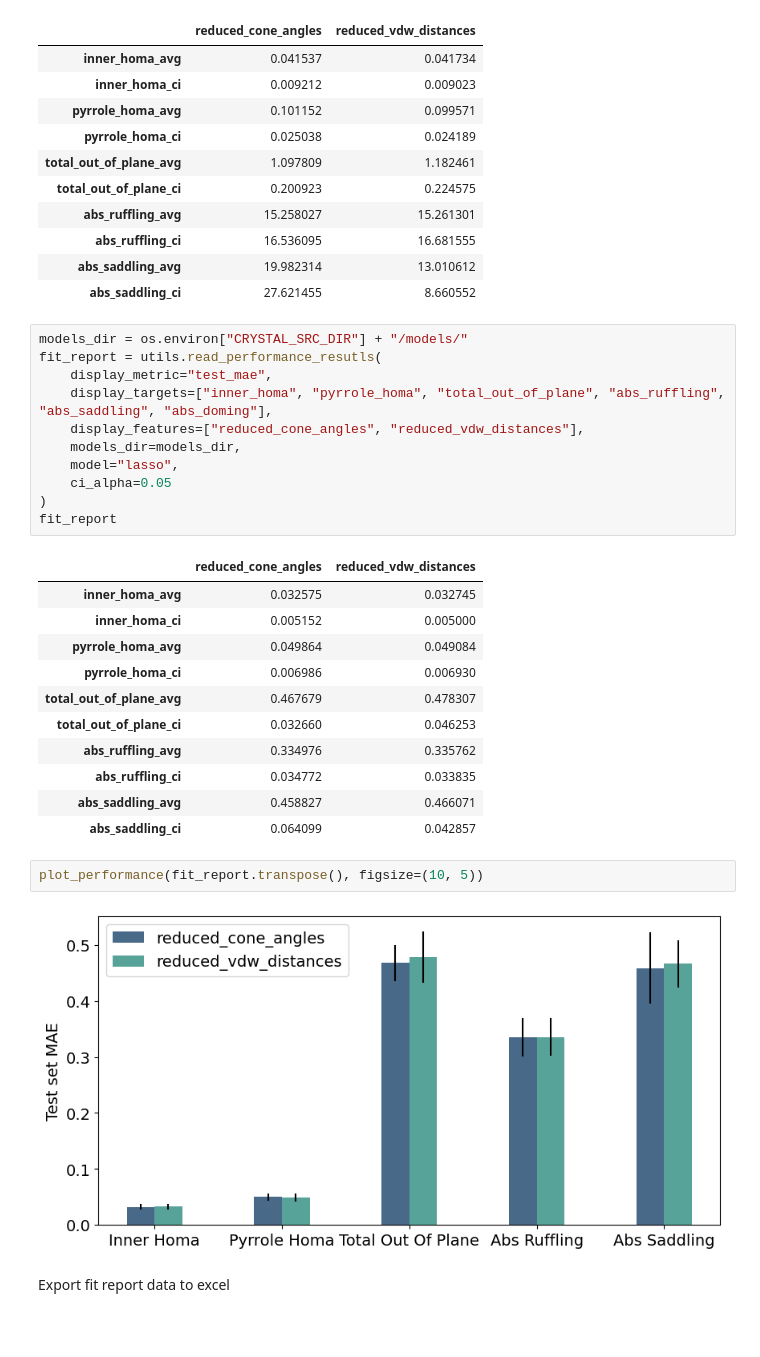
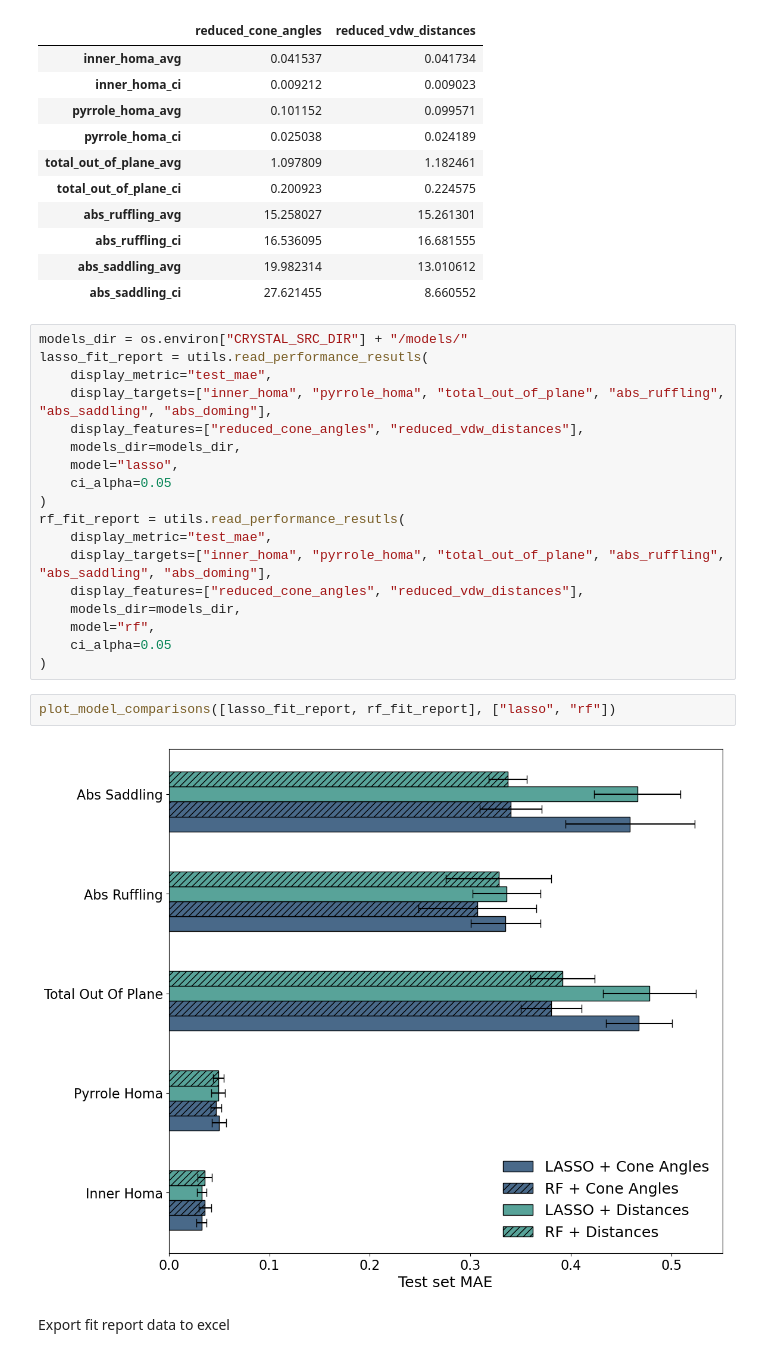
Before and after one commit to ajr15/PorphyrinCrystalStructures, a Jupyter notebook: src/notebooks/main.ipynb, the cells around one changed output. Saved outputs shown, nothing was run; the diff lists cells and outputs as text; blank space fills up the shorter version.

Commit message:
add rf to performance plot

```diff
--- a/src/notebooks/main.ipynb
+++ b/src/notebooks/main.ipynb
@@ -560,7 +619,7 @@ fit_report
 | abs_saddling_ci | 27.621455 | 8.660552 |
 # %%
 models_dir = os.environ["CRYSTAL_SRC_DIR"] + "/models/"
-fit_report = utils.read_performance_resutls(
+lasso_fit_report = utils.read_performance_resutls(
     display_metric="test_mae",
     display_targets=["inner_homa", "pyrrole_homa", "total_out_of_plane", "abs_ruffling", "abs_saddling", "abs_doming"],
     display_features=["reduced_cone_angles", "reduced_vdw_distances"],
@@ -568,23 +627,18 @@ fit_report = utils.read_performance_resutls(
     model="lasso",
     ci_alpha=0.05
 )
-fit_report
+rf_fit_report = utils.read_performance_resutls(
+    display_metric="test_mae",
+    display_targets=["inner_homa", "pyrrole_homa", "total_out_of_plane", "abs_ruffling", "abs_saddling", "abs_doming"],
+    display_features=["reduced_cone_angles", "reduced_vdw_distances"],
+    models_dir=models_dir,
+    model="rf",
+    ci_alpha=0.05
+)
-# %% [output]
-|  | reduced_cone_angles | reduced_vdw_distances |
-| inner_homa_avg | 0.032575 | 0.032745 |
-| inner_homa_ci | 0.005152 | 0.005000 |
-| pyrrole_homa_avg | 0.049864 | 0.049084 |
-| pyrrole_homa_ci | 0.006986 | 0.006930 |
-| total_out_of_plane_avg | 0.467679 | 0.478307 |
-| total_out_of_plane_ci | 0.032660 | 0.046253 |
-| abs_ruffling_avg | 0.334976 | 0.335762 |
-| abs_ruffling_ci | 0.034772 | 0.033835 |
-| abs_saddling_avg | 0.458827 | 0.466071 |
-| abs_saddling_ci | 0.064099 | 0.042857 |
-# %%
-plot_performance(fit_report.transpose(), figsize=(10, 5))
-# %% [output]
-[figure, removed]
+# %%
+plot_model_comparisons([lasso_fit_report, rf_fit_report], ["lasso", "rf"])
+# %% [output]
+[figure, added]
 # %% [markdown]
 Export fit report data to excel
 # %%
```
Also changed, not shown: parts of 3 cells of this notebook, 2 other files.
